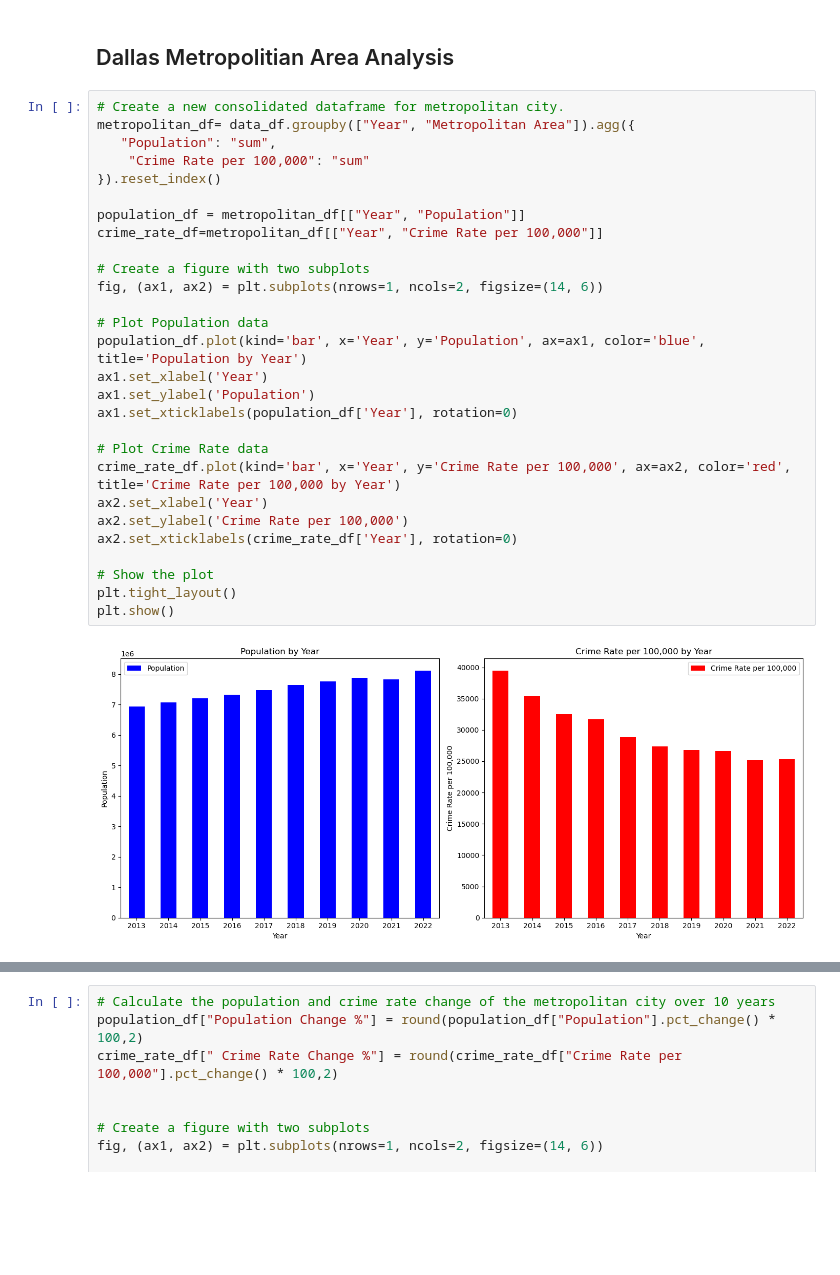
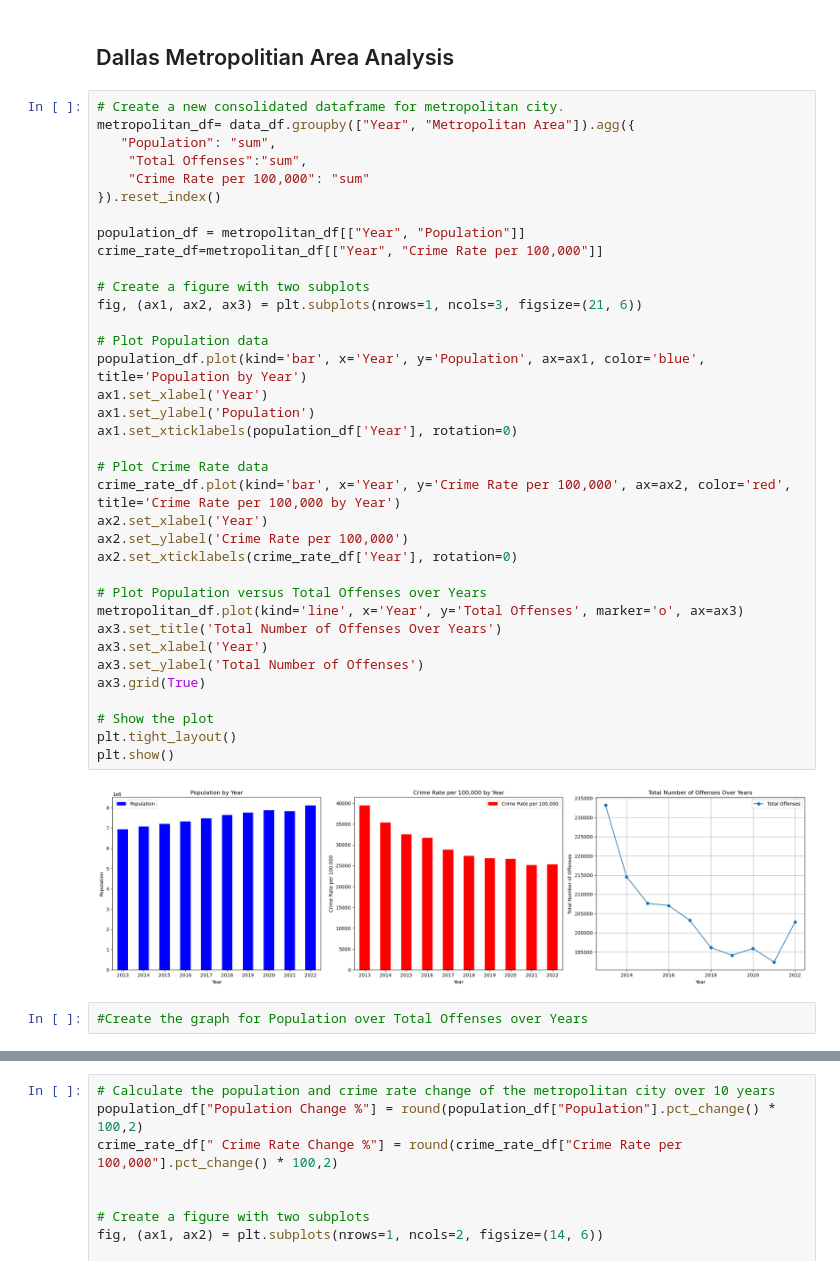
Before and after one commit to sunnimae/project-one, a Jupyter notebook: victor doan.ipynb, the cells around one changed output, grey strips where cells are left out. Saved outputs shown, nothing was run; the diff lists cells and outputs as text; blank space fills up the shorter version.

```diff
--- a/victor doan.ipynb
+++ b/victor doan.ipynb
@@ -102,33 +102,43 @@ all_outliers
 # %%
 # Create a new consolidated dataframe for metropolitan city.
 metropolitan_df= data_df.groupby(["Year", "Metropolitan Area"]).agg({
    "Population": "sum",
+    "Total Offenses":"sum",
     "Crime Rate per 100,000": "sum"
 }).reset_index()
 
 population_df = metropolitan_df[["Year", "Population"]]
 crime_rate_df=metropolitan_df[["Year", "Crime Rate per 100,000"]]
 
 # Create a figure with two subplots
-fig, (ax1, ax2) = plt.subplots(nrows=1, ncols=2, figsize=(14, 6))
+fig, (ax1, ax2, ax3) = plt.subplots(nrows=1, ncols=3, figsize=(21, 6))
 
 # Plot Population data
 population_df.plot(kind='bar', x='Year', y='Population', ax=ax1, color='blue', title='Population by Year')
 ax1.set_xlabel('Year')
 ax1.set_ylabel('Population')
 ax1.set_xticklabels(population_df['Year'], rotation=0)
 
 # Plot Crime Rate data
 crime_rate_df.plot(kind='bar', x='Year', y='Crime Rate per 100,000', ax=ax2, color='red', title='Crime Rate per 100,000 by Year')
 ax2.set_xlabel('Year')
 ax2.set_ylabel('Crime Rate per 100,000')
 ax2.set_xticklabels(crime_rate_df['Year'], rotation=0)
 
+# Plot Population versus Total Offenses over Years
+metropolitan_df.plot(kind='line', x='Year', y='Total Offenses', marker='o', ax=ax3)
+ax3.set_title('Total Number of Offenses Over Years')
+ax3.set_xlabel('Year')
+ax3.set_ylabel('Total Number of Offenses')
+ax3.grid(True)
+
 # Show the plot
 plt.tight_layout()
 plt.show()
 # %% [output]
-[figure, old version]
+[figure, new version]
+# %%
+#Create the graph for Population over Total Offenses over Years
 # %%
 #print the metropolitan city df, export to csv if needed
 metropolitan_df
```
Also changed, not shown: parts of 1 cell of this notebook, 1 other file.
